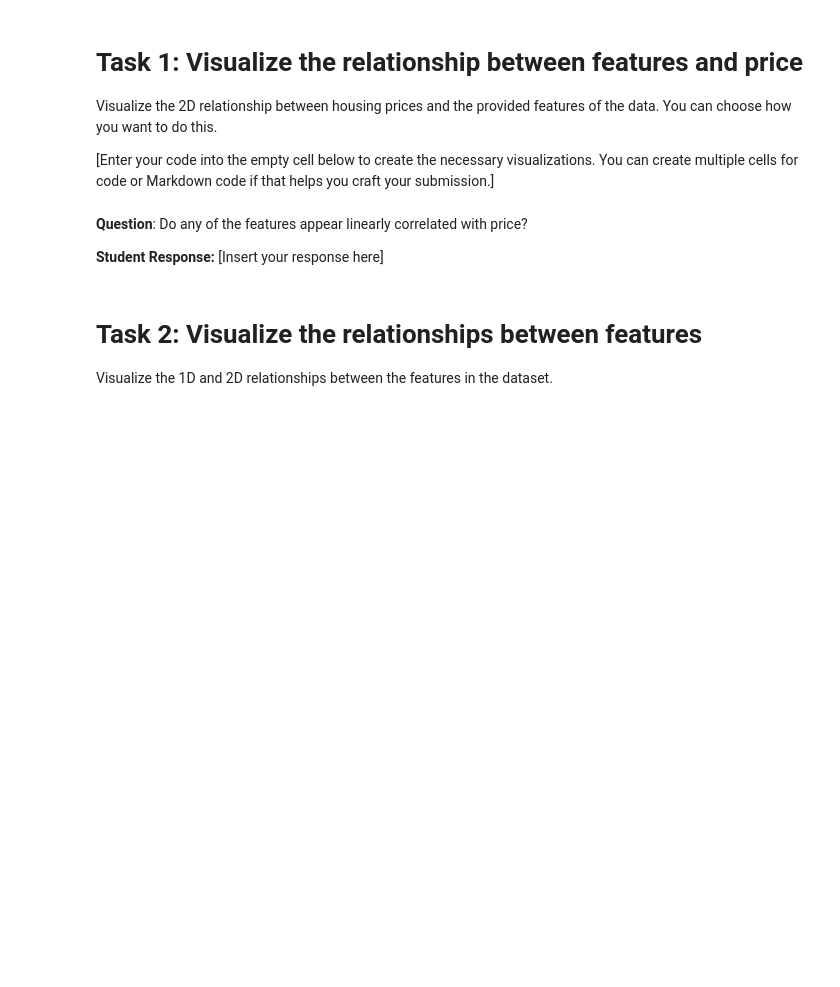
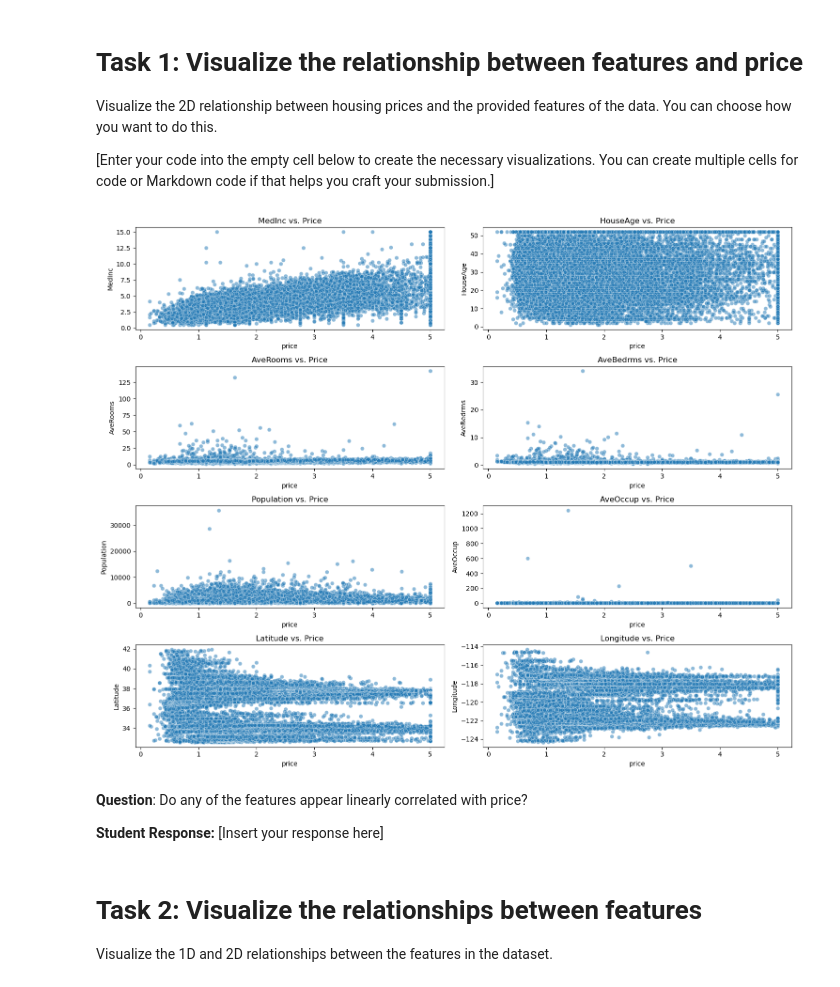
Before and after one commit to rmeza09/MLnotebooks, a Jupyter notebook: PS1 - Part 2 - California Housing Starter Code.ipynb, the cells around one changed output. Cells and saved outputs as stored; diff of their text form; code cells hidden in the pictures; blank space fills up the shorter version.

Commit message:
update 02/13/2025 visualizing housing data

```diff
--- a/PS1 - Part 2 - California Housing Starter Code.ipynb
+++ b/PS1 - Part 2 - California Housing Starter Code.ipynb
@@ -141,3 +139,22 @@ Visualize the 2D relationship between housing prices and the provided features o
+# %%
+import pandas as pd
+import matplotlib.pyplot as plt
+import seaborn as sns
+
+df=pd.DataFrame(np.hstack([X,avg_price[:,np.newaxis]]),columns=np.hstack([feature_names,'price']))
+
+features = ['MedInc', 'HouseAge', 'AveRooms', 'AveBedrms', 'Population', 'AveOccup', 'Latitude', 'Longitude']
+
+plt.figure(figsize=(15, 12))
+for i, feature in enumerate(features, 1):
+    plt.subplot(4, 2, i)  # 4 rows, 2 columns
+    sns.scatterplot(data=df, x='price', y=feature, alpha=0.5)
+    plt.title(f'{feature} vs. Price')
+
+plt.tight_layout()
+plt.show()
+# %% [output]
+[figure, added]
 # %% [markdown]
 **Question**: Do any of the features appear linearly correlated with price?
 
```
Also changed, not shown: parts of 7 cells of this notebook, 2 other files.
